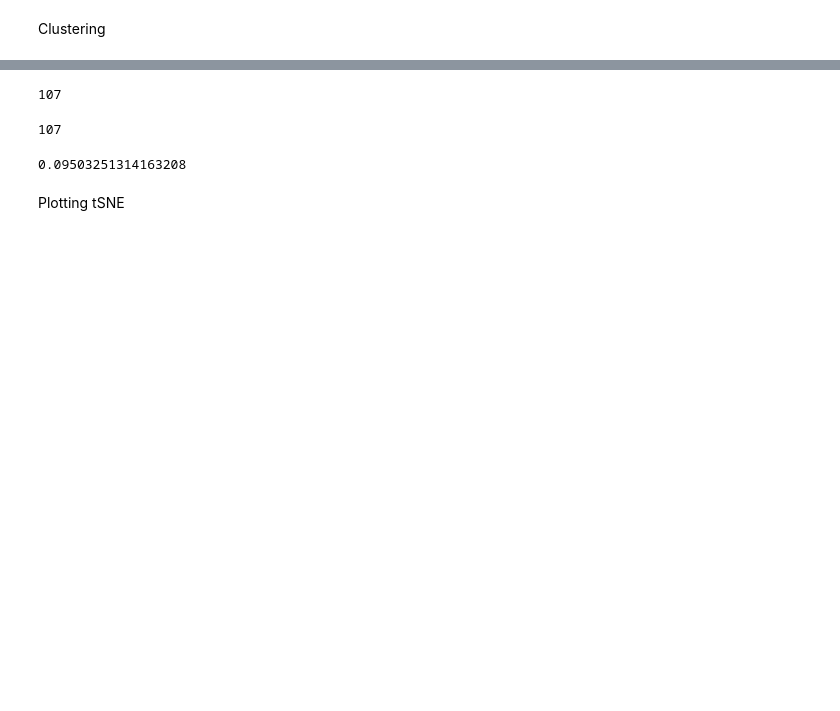
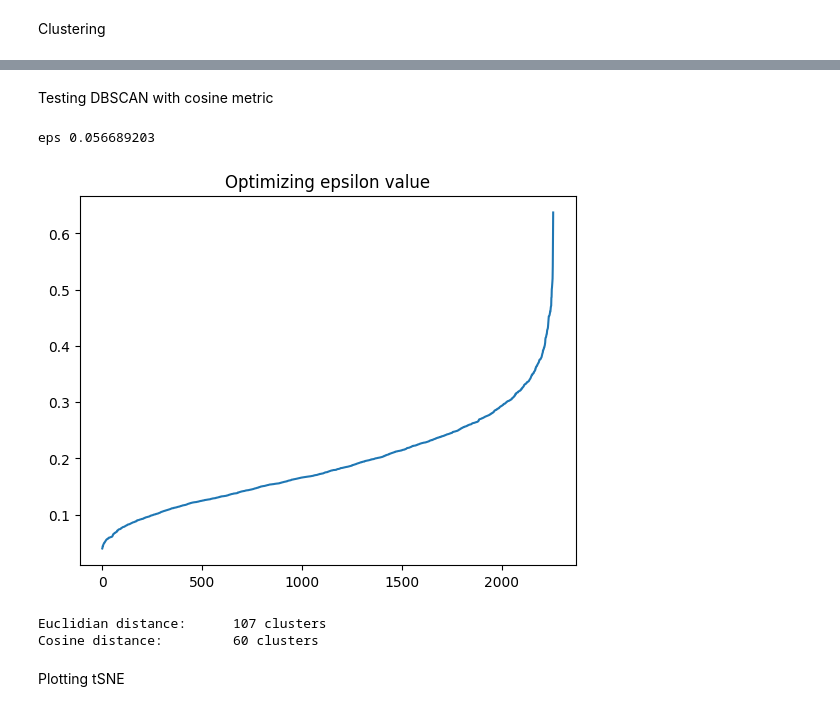
Before and after one commit to neumanh/K-anonymity-fot-texts, a Jupyter notebook: POC_v1.1.ipynb, the cells around one changed output, grey strips where cells are left out. Saved outputs shown, nothing was run; the diff lists cells and outputs as text; code cells hidden in the pictures; blank space fills up the shorter version.

```diff
--- a/POC_v1.1.ipynb
+++ b/POC_v1.1.ipynb
@@ -71,16 +77,17 @@ Wall time: 40.5 s
 [figure]
-# %%
-len(cluster_dict)
-# %% [output]
-107
-# %%
-len(dist_dict)
-# %% [output]
-107
-# %%
-dist_dict[9]
-# %% [output]
-0.09503251314163208
+# %% [markdown]
+Testing DBSCAN with cosine metric
+# %%
+cluster_dict_cos, dist_dict_cos, dbscan_cos = cluster_utils.run_clustering(embedded_dict, cosine=True)
+# %% [output]
+eps 0.056689203
+[figure, added]
+# %%
+print('Euclidian distance:\t', len(cluster_dict), 'clusters')
+print('Cosine distance:\t', len(cluster_dict_cos), 'clusters')
+# %% [output]
+Euclidian distance:      107 clusters
+Cosine distance:         60 clusters
 # %% [markdown]
 Plotting tSNE
 # %%
```
Also changed, not shown: parts of 23 cells of this notebook, 2 other files.
